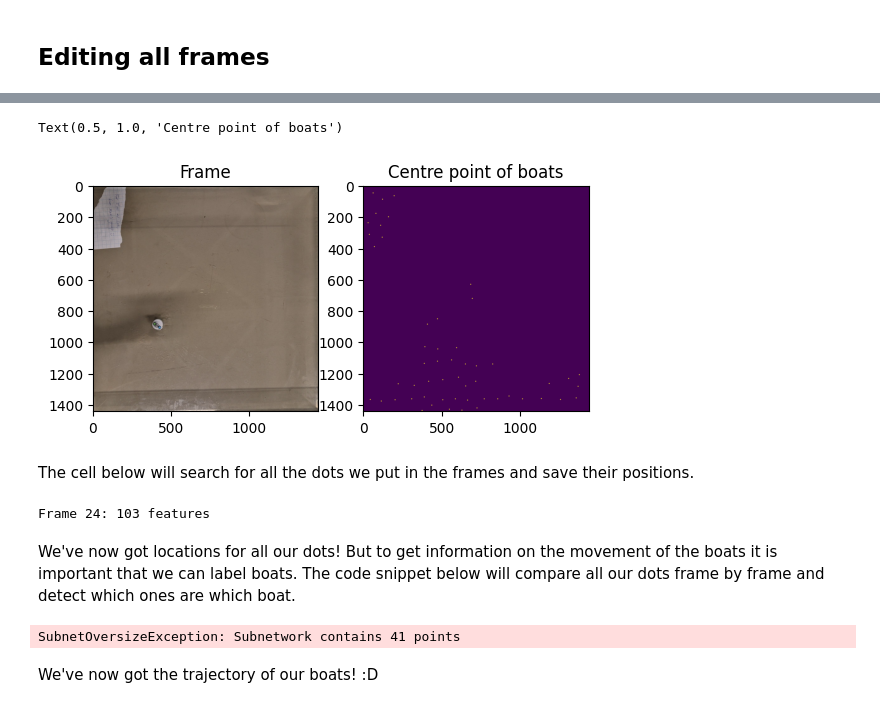
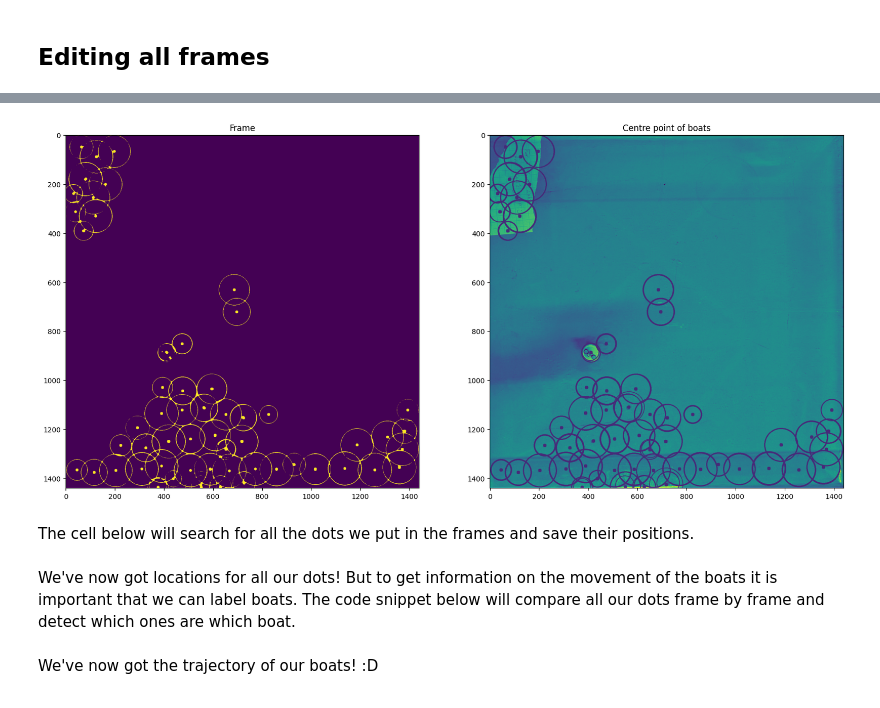
Before and after one commit to TasBakker/CheerioBoatPrototyping, a Jupyter notebook: trackingCode.ipynb, the cells around one changed output, grey strips where cells are left out. Cells and saved outputs as stored; diff of their text form; code cells hidden in the pictures.

```diff
--- a/trackingCode.ipynb
+++ b/trackingCode.ipynb
@@ -37,7 +31,7 @@ display(duration, frameRate)
 Use the snippet of code underneath if you want to only analyse a selection of frames. When working with large videos it is advisable to first test your code on a small selection of frames. This way you can quickly see if everything works as expected!
 # %%
 startframe = 180
-endframe = 480
+endframe = 181
 frames = frames[startframe:endframe]
 # %%
 def boatCentre(frames):
@@ -50,9 +44,10 @@ def boatCentre(frames):
     """
     circstore=[]
     masscenter=[]
-    shorten=1#10
+    shorten= 1 #10
     reducefps=12
     newset=[]
+    blurs = []
 
     kernel = np.ones((3,3), 'uint8')
     ekernel = np.ones((2,2), 'uint8')
@@ -61,11 +56,9 @@ def boatCentre(frames):
         r,gr,b = cv2.split(frames[i])
         ooo=(abs((r/255)-(gr/255))+abs((gr/255)-(b/255))+abs((r/255)-(b/255)))
 
-
-        c=cv2.blur(ooo,(3,3))
-        blurthis=c
-        blurthis[blurthis>=.4] = 255#0.7
-        blurthis[blurthis<.4] = 0#0.7
+        blurthis = cv2.blur(ooo,(3,3))
+        blurthis[blurthis>=.4] = 255 #0.7/0.4
+        blurthis[blurthis<.4] = 0 #0.7/0.4
         blur  = cv2.erode( blurthis , kernel, iterations=2)
 
         cimg=frames[i]
@@ -77,15 +70,16 @@ def boatCentre(frames):
         cimcopy=cimg
         cimg=cimg*0
         for i in circles[0,:]:
-            cv2.circle(cimg,(i[0],i[1]),3,(255),-1)# draw the outer circle
+            cv2.circle(cimcopy,(i[0],i[1]),3,   (255,0,0),-1) # draw the outer circle
             cv2.circle(cimcopy,(i[0],i[1]),i[2],(255,0,0),2)
-            cv2.circle(blur,(i[0],i[1]),2,(0,0,255),10)# draw the center of the circle
-        newset.append(cv2.cvtColor(cimg,cv2.COLOR_BGR2GRAY))
+            cv2.circle(cimcopy,(i[0],i[1]),2,   (255,0,0),10) # draw the center of the circle
+        newset.append(cv2.cvtColor(cimcopy,cv2.COLOR_BGR2GRAY))
+        blurs.append(blur)
 
-    return np.array(newset)
+    return np.array(newset), np.array(blurs)
 # %% [markdown]
 ## Editing all frames
 # %%
-frames_full = boatCentre(frames) # returns frames with dots placed in the centre of mass of the boats for all frames
+frames_full, blurs = boatCentre(frames) # returns frames with dots placed in the centre of mass of the boats for all frames
 # %% [output]
 0
@@ -108,19 +86,18 @@ frames_full = boatCentre(frames) # returns frames with dots placed in the centre
 # %%
-fig, axs = plt.subplots(1,2)
+fig, axs = plt.subplots(1,2, figsize=(20,20))
 
-axs[0].imshow(frames[0])
+axs[0].imshow(blurs[0])
 axs[0].set_title('Frame')
 axs[1].imshow(frames_full[0])
 axs[1].set_title('Centre point of boats')
+
+plt.show()
 # %% [output]
-Text(0.5, 1.0, 'Centre point of boats')
-[figure, old version]
+[figure, new version]
 # %% [markdown]
 The cell below will search for all the dots we put in the frames and save their positions.
 # %%
 f = tp.batch(frames_full,diameter=9,minmass=20, processes=1, invert=False)#37
-# %% [output]
-Frame 24: 103 features
 # %% [markdown]
 We've now got locations for all our dots! But to get information on the movement of the boats it is important that we can label boats. The code snippet below will compare all our dots frame by frame and detect which ones are which boat.
 # %%
@@ -130,8 +107,6 @@ memory       = 20
 t = tp.link(f, search_range=search_range, memory=memory)# WAS 90
 # t1 = tp.filter_stubs(t, 50)
 # t1['t']=t1['frames']
-# %% [output]
-SubnetOversizeException: Subnetwork contains 41 points
 # %%
 t
 # %% [markdown]
```
Also changed, not shown: parts of 5 cells of this notebook, 1 other file.
